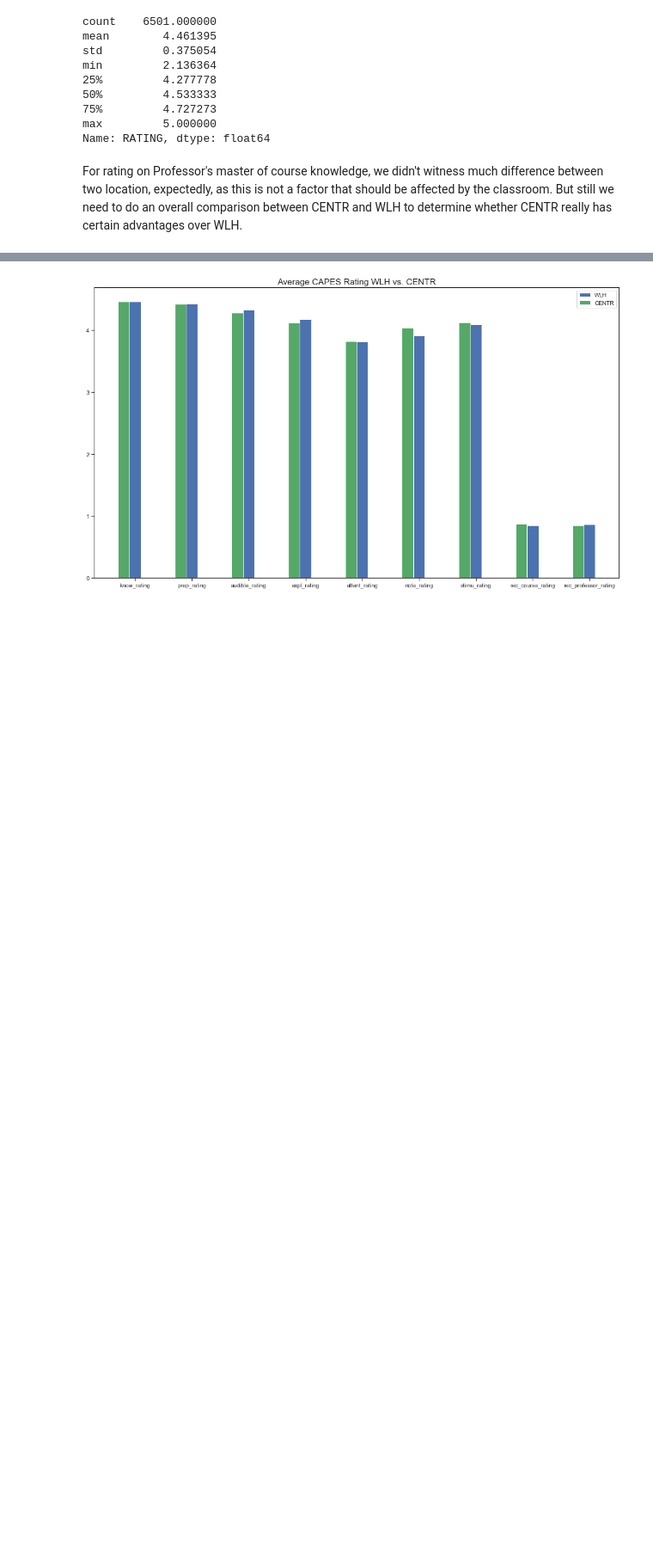
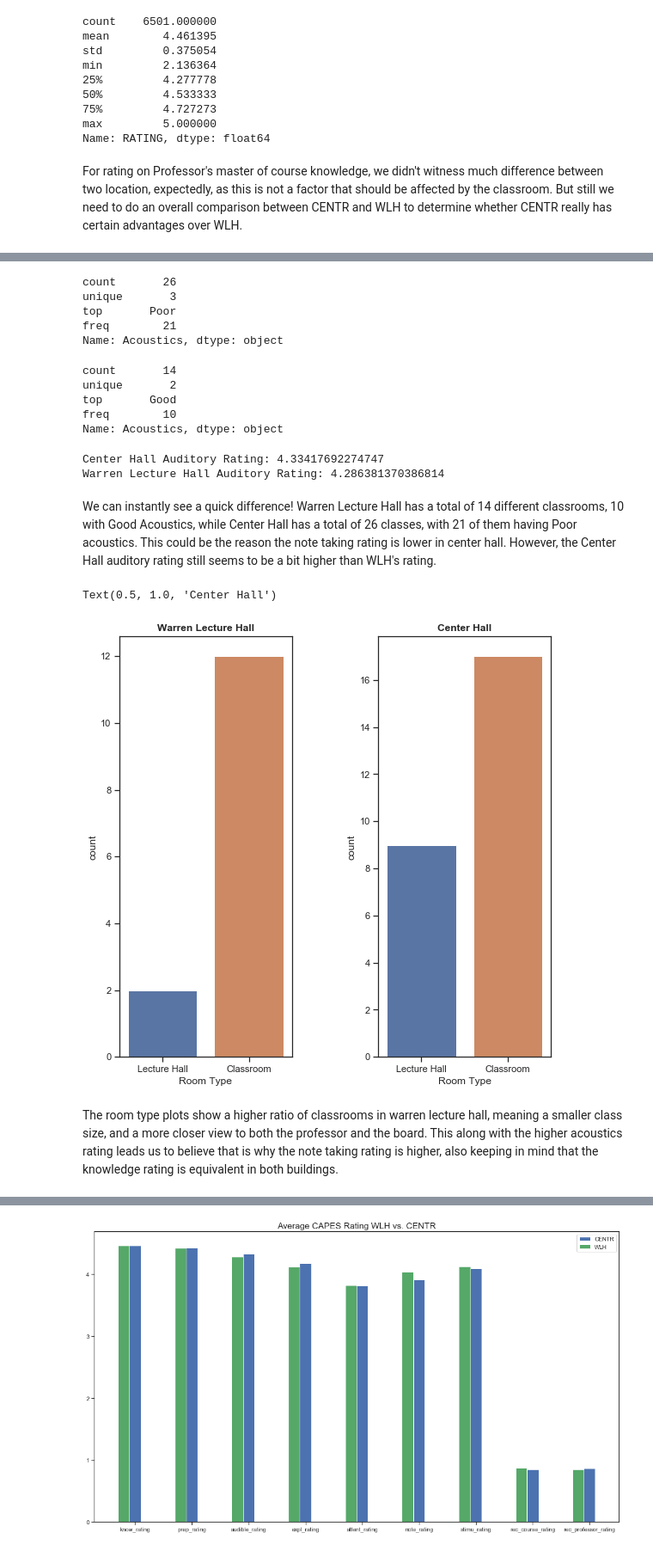
Before and after one commit to Steezy120/Magic-Classroom, a Jupyter notebook: Magic Classroom.ipynb, the cells around one changed output, grey strips where cells are left out. Shown at 86% size. Drawn from its saved outputs; the diff is of its cells as text; code cells hidden in the pictures; blank space fills up the shorter version.

Commit message:
Update Magic Classroom
Added classroom attribute database, added one more description of note rating

```diff
--- a/Magic Classroom.ipynb
+++ b/Magic Classroom.ipynb
@@ -526,0 +556,55 @@ For rating on Professor's master of course knowledge, we didn't witness much dif
+# %%
+room = pd.read_csv("ClassroomAttributes.csv")
+
+def change(acoustic):
+    if acoustic[1:5] == ' - P':
+        acoustic = 'Poor'
+    if acoustic[1:5] == ' - F':
+        acoustic = 'Fair'
+    if acoustic[1:5] == ' - G':
+        acoustic = 'Good'
+    return acoustic
+
+room.Acoustics = room.Acoustics.apply(change)
+# %%
+room[room['Building Name'] == "Center Hall"].Acoustics.describe()
+# %% [output]
+count       26
+unique       3
+top       Poor
+freq        21
+Name: Acoustics, dtype: object
+# %%
+room[room['Building Name'] == "Warren Lecture Hall"].Acoustics.describe()
+# %% [output]
+count       14
+unique       2
+top       Good
+freq        10
+Name: Acoustics, dtype: object
+# %%
+ctr_audi_rating = df_ctr.loc[df_ctr['CAPE_ID'] == 7, 'RATING']
+wlh_audi_rating = df_wlh.loc[df_wlh['CAPE_ID'] == 7, 'RATING']
+print("Center Hall Auditory Rating:", ctr_audi_rating.mean())
+print("Warren Lecture Hall Auditory Rating:", wlh_audi_rating.mean())
+# %% [output]
+Center Hall Auditory Rating: 4.33417692274747
+Warren Lecture Hall Auditory Rating: 4.286381370386814
+# %% [markdown]
+We can instantly see a quick difference! Warren Lecture Hall has a total of 14 different classrooms, 10 with Good Acoustics, while Center Hall has a total of 26 classes, with 21 of them having Poor acoustics. This could be the reason the note taking rating is lower in center hall. However, the Center Hall auditory rating still seems to be a bit higher than WLH's rating.
+# %%
+wlh_room = room[room['Building Name'] == "Warren Lecture Hall"]['Room Type']
+ctr_room = room[room['Building Name'] == "Center Hall"]['Room Type']
+
+fig, ax = plt.subplots(nrows=1,ncols=2,figsize=(9,9))
+fig.subplots_adjust(hspace = 0.33, wspace=0.50)
+
+sns.countplot(wlh_room, ax=ax[0])
+ax[0].set_title('Warren Lecture Hall',fontweight='bold')
+sns.countplot(ctr_room, ax=ax[1])
+ax[1].set_title('Center Hall',fontweight='bold')
+# %% [output]
+Text(0.5, 1.0, 'Center Hall')
+[figure, added]
+# %% [markdown]
+The room type plots show a higher ratio of classrooms in warren lecture hall, meaning a smaller class size, and a more closer view to both the professor and the board. This along with the higher acoustics rating leads us to believe that is why the note taking rating is higher, also keeping in mind that the knowledge rating is equivalent in both buildings.
```
Also changed, not shown: parts of 10 cells of this notebook.
